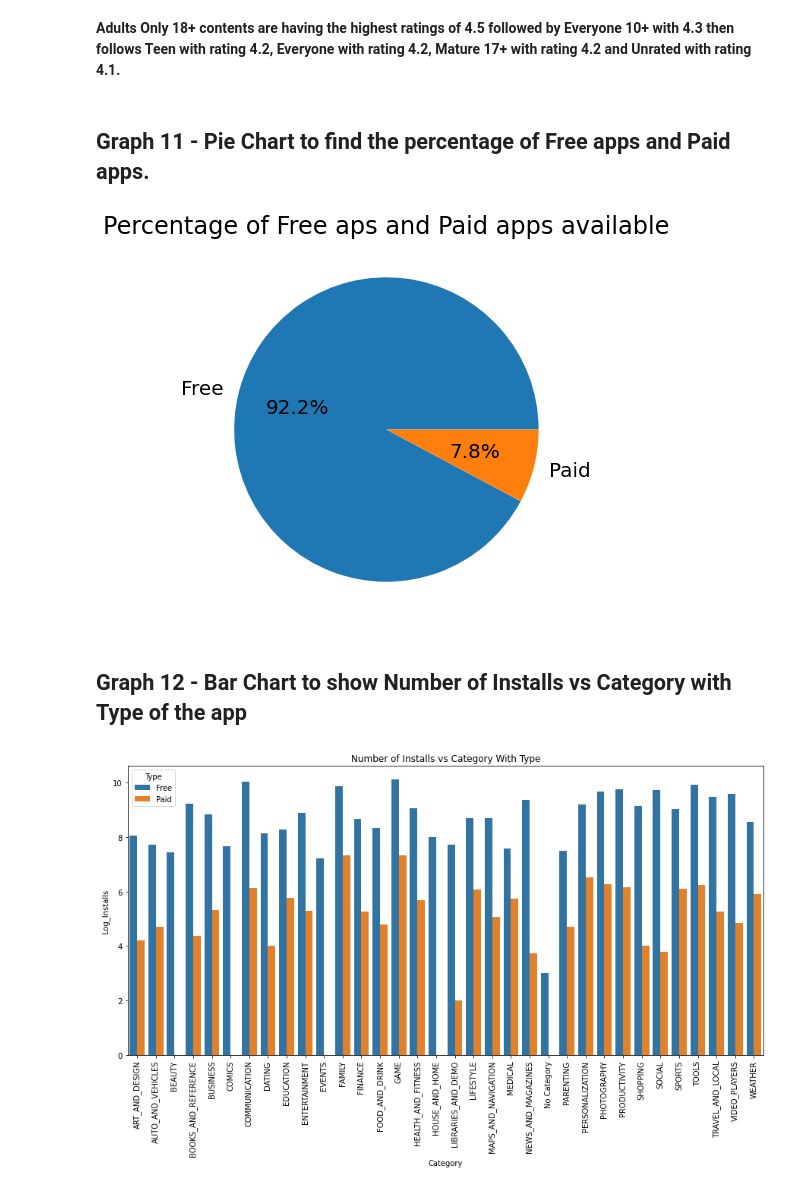
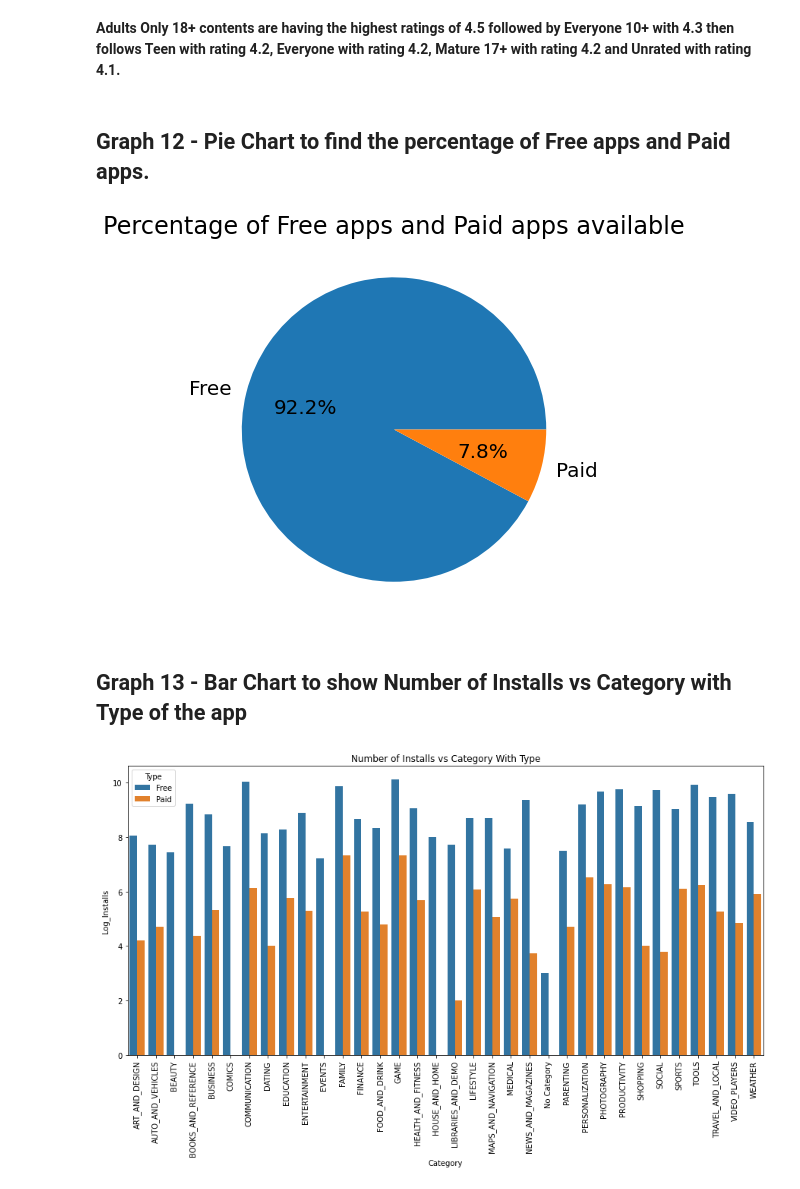
Before and after one commit to Prashant-Shaw/Play-Store-App-Review-Analysis, a Jupyter notebook: Play_Store_App_Review_Analysis_Capstone_Project.ipynb, the cells around one changed output. Cells and saved outputs as stored; diff of their text form; code cells hidden in the pictures.

```diff
--- a/Play_Store_App_Review_Analysis_Capstone_Project.ipynb
+++ b/Play_Store_App_Review_Analysis_Capstone_Project.ipynb
@@ -616,0 +634,9 @@ plt.show()
+# %%
+#Plotting pie chart to show the percentage of apps in each content rating.
+plt.rcParams['font.size'] = 12
+plt.figure(figsize = (7,7))
+exp = (0.01,0.1,0.1,0.1,0.1,1.5)
+ps_df['Content Rating'].value_counts().plot.pie(autopct = '%1.2f%%', explode = exp)
+plt.title('Percentage of Apps in each Content Raitng')
+plt.axis('off')
+plt.show()
@@ -619,5 +647,6 @@ plt.show()
 # %%
 #Plotting Number of Installs vs Content Rating.
+plt.rcParams['font.size'] = 10                          #Setting the font size back to 10 as we have changed the font to 12 in the code above.
 cont = ps_df.groupby('Content Rating')
 cont_install_df = cont[['Installs']].sum()
 cont_install_df = cont_install_df.reset_index()
@@ -663,18 +692,18 @@ con_rat_df
 # %% [markdown]
 **Adults Only 18+ contents are having the highest ratings of 4.5 followed by Everyone 10+ with 4.3 then follows Teen with rating 4.2, Everyone with rating 4.2, Mature 17+ with rating 4.2 and Unrated with rating 4.1.**
 # %% [markdown]
-## **Graph 11 - Pie Chart to find the percentage of Free apps and Paid apps.**
+## **Graph 12 - Pie Chart to find the percentage of Free apps and Paid apps.**
 # %%
 #Plotting pie chart.
 plt.rcParams['font.size'] = 20
 plt.figure(figsize = (7,7))
 ps_df['Type'].value_counts().plot.pie(autopct = '%1.1f%%')
-plt.title('Percentage of Free aps and Paid apps available')
+plt.title('Percentage of Free apps and Paid apps available')
 plt.axis('off')
 plt.show()
 # %% [output]
-[figure, old version]
+[figure, new version]
 # %% [markdown]
-## **Graph 12 - Bar Chart to show Number of Installs vs Category with Type of the app**
+## **Graph 13 - Bar Chart to show Number of Installs vs Category with Type of the app**
 # %%
 #Plotting Number of Installs vs Category with Type, Converting the number of Installs to log10 for better visualization.
```
Also changed, not shown: parts of 19 cells of this notebook.
